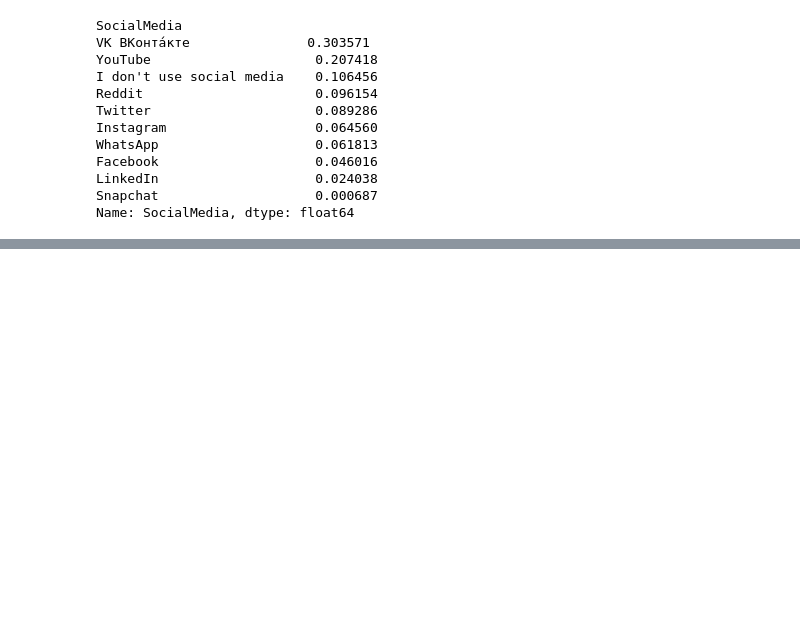
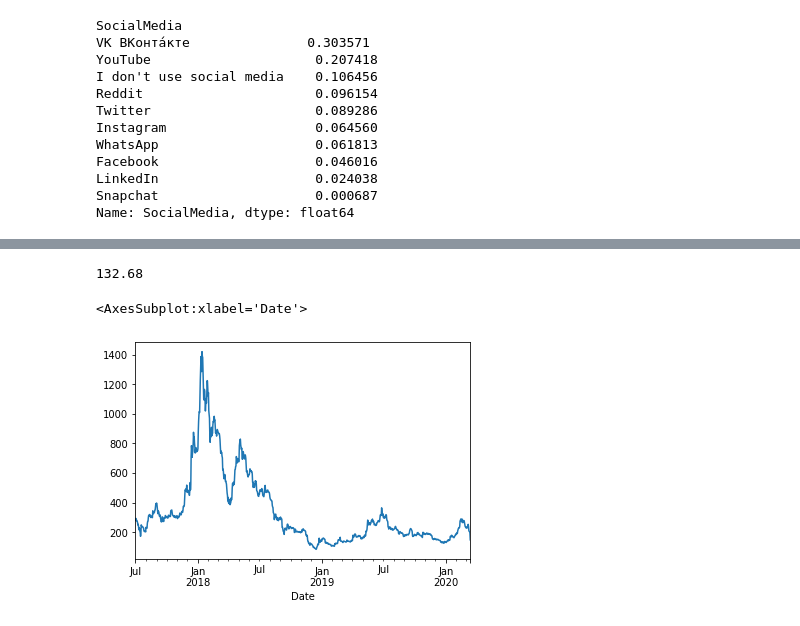
Before and after one commit to ca-ros/LearningPython, a Jupyter notebook: pandas/Pandas-Demo/Pandas Demo.ipynb, the cells around one changed output, grey strips where cells are left out. Saved outputs shown, nothing was run; the diff lists cells and outputs as text; code cells hidden in the pictures; blank space fills up the shorter version.

```diff
--- a/pandas/Pandas-Demo/Pandas Demo.ipynb
+++ b/pandas/Pandas-Demo/Pandas Demo.ipynb
@@ -1006,0 +1487,7 @@ Name: SocialMedia, dtype: float64
+# %%
+import pandas as pd
+
+d_parser = lambda x: pd.datetime.strptime(x, '%Y-%m-%d %I-%p')
+df = pd.read_csv('ETH_1h.csv', parse_dates = ['Date'], date_parser = d_parser)
+
+df.head()
@@ -1006,0 +1520,3 @@ Name: SocialMedia, dtype: float64
+# %%
+df['DayOfWeek'] = df['Date'].dt.day_name()
+df
@@ -1006,0 +1600,2 @@ Name: SocialMedia, dtype: float64
+# %%
+df.set_index('Date', inplace = True)
@@ -1006,0 +1735,5 @@ Name: SocialMedia, dtype: float64
+# %%
+highs = df['High'].resample('D').max()
+highs['2020-01-01']
+# %% [output]
+132.68
@@ -1006,0 +1742,5 @@ Name: SocialMedia, dtype: float64
+# %%
+highs.plot()
+# %% [output]
+<AxesSubplot:xlabel='Date'>
+[figure, added]
```
Also changed, not shown: parts of 97 cells of this notebook, 7 other files.
